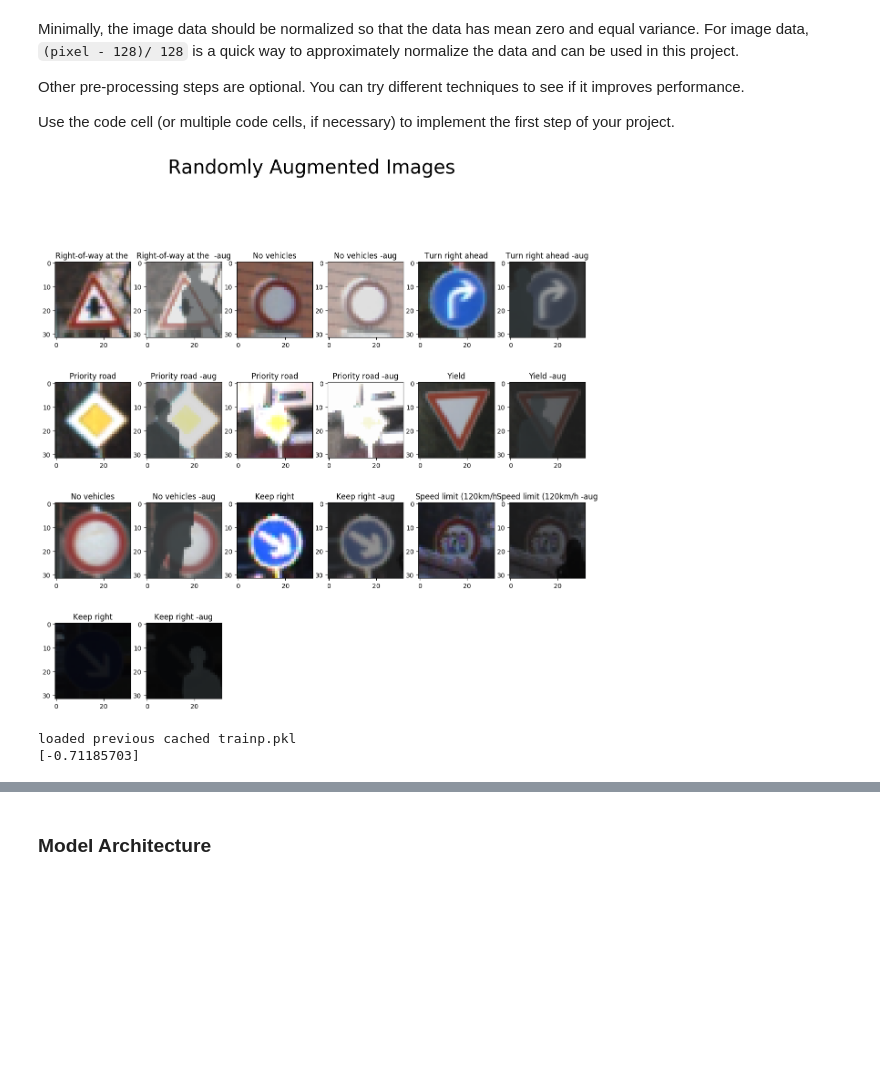
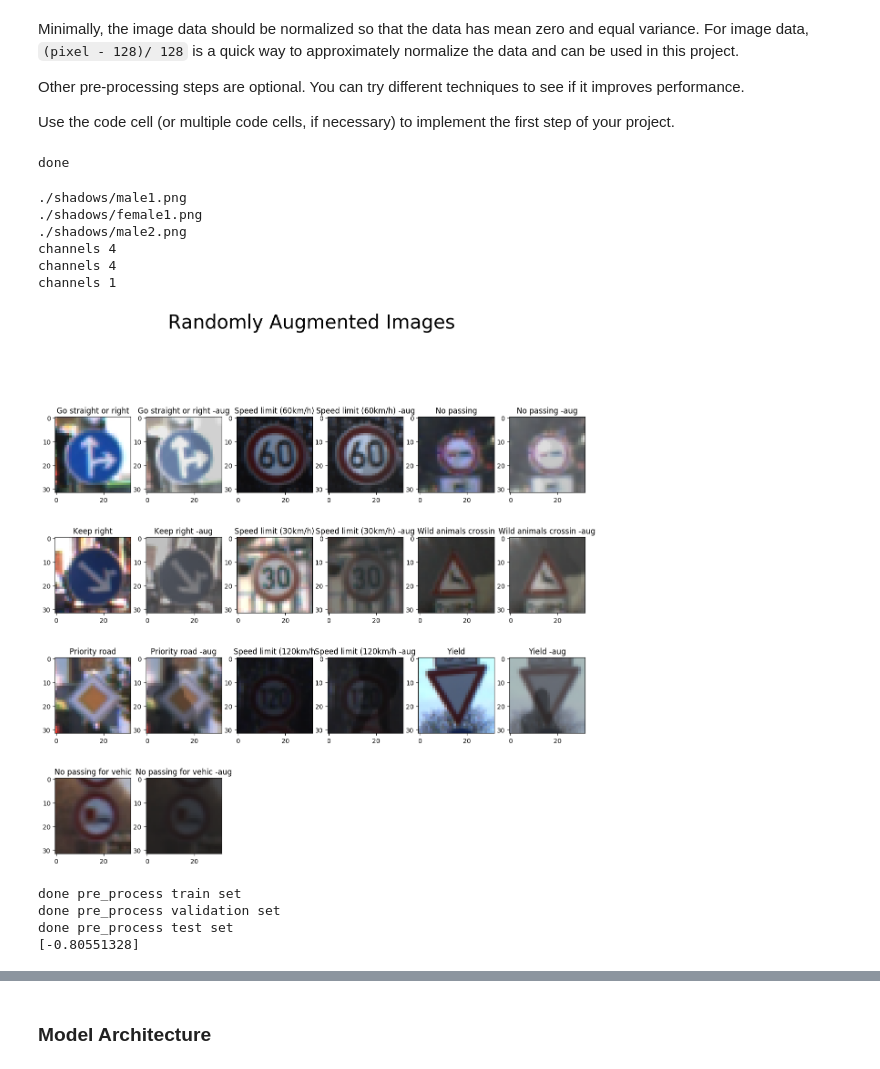
Before and after one commit to tawnkramer/CarND-Traffic-Sign-Classifier-Project, a Jupyter notebook: Traffic_Sign_Classifier.ipynb, the cells around one changed output, grey strips where cells are left out. Drawn from its saved outputs; the diff is of its cells as text; code cells hidden in the pictures; blank space fills up the shorter version.

```diff
--- a/Traffic_Sign_Classifier.ipynb
+++ b/Traffic_Sign_Classifier.ipynb
@@ -220,6 +224,8 @@ Use the code cell (or multiple code cells, if necessary) to implement the first
 # %%
 from PIL import Image
 from PIL import ImageEnhance
+from skimage.transform import rotate
+from skimage.transform import warp
 import numpy as np
 import glob
 
@@ -237,50 +243,80 @@ def augment_image(img, shadow_images=None):
     try:
         if shadow_images is not None:
             iShad = random.randrange(0, len(shadow_images))
-            shadow = shadow_images[iShad].rotate(random.randrange(-15, 15))
-            shadow.thumbnail((64, 64))
-            r, g, b, a = shadow.split()
-            top = Image.merge("RGB", (r, g, b))
-            mask = Image.merge("L", (a,))
-            mask = ImageEnhance.Brightness(mask).enhance(random.uniform(0.5, 1.0))
+            #shadow = shadow_images[iShad].rotate(random.randrange(-15, 15))
+            #shadow.thumbnail((64, 64))
+            #r, g, b, a = shadow.split()
+            #top = Image.merge("RGB", (r, g, b))
+            #mask = Image.merge("L", (a,))
+            top, mask = shadow_images[iShad]
+            mask = ImageEnhance.Brightness(mask).enhance(random.uniform(0.1, 0.5))
             offset = (random.randrange(-16, 16), random.randrange(-16, 16))
             img.paste(top, offset, mask)
     except:
         #print('failed shadow composite')
         #why does this sometimes fail, but mostly work?
         pass
-    return np.asarray(img)
+    img_arr = np.asarray(img)
+    #rotate image
+    max_rot = 10.0
+    factor = random.uniform(-max_rot, max_rot)
+    img_arr = rotate(img_arr, factor, mode = 'edge')
+    return img_arr
 
-def load_images(mask):
+def load_shadow_images(mask):
     filenames = glob.glob(mask)
     imgs = []
     for fn in filenames:
+        print(fn)
         imgs.append(Image.open(fn))
-    return imgs
+    shadows = []
+    for i in range(len(imgs)):
+        shadow = imgs[i]
+        shadow.thumbnail((64, 64))
+        #r, g, b, a = shadow.split()
+        channels = shadow.split()
+        print('channels', len(channels))
+        if len(channels) != 4:
+            continue
+        r, g, b, a = channels
+        top = Image.merge("RGB", (r, g, b))
+        mask = Image.merge("L", (a,))
+        shadows.append([top, mask])
+    return shadows
+
+print('done')
+# %% [output]
+done
 # %%
 plt.rcdefaults()
 fig = plt.figure(figsize=(15,20))
 fig.suptitle("Randomly Augmented Images", fontsize=30)
 
-shadow_images = load_images('./shadows/*.png')
+shadow_images = load_shadow_images('./shadows/*.png')
 
 #sample N random images from data set
 for n in range(0, 10):
     i = int(random.random() * n_train)
     img = X_train[i]
     plt.subplot(6,6, n * 2 + 1) # sets the number of images to show on each row and column
     plt.title(sig_dict[y_train[i]][:20])
     plt.imshow(img)
 
     img = augment_image(img, shadow_images)
     plt.subplot(6,6, n * 2 + 2) # sets the number of images to show on each row and column
     plt.title(sig_dict[y_train[i]][:20] + " -aug")
     plt.imshow(img)
 
 
 plt.show()
 # %% [output]
+./shadows/male1.png
+./shadows/female1.png
+./shadows/male2.png
+channels 4
+channels 4
+channels 1
-[figure, old version]
+[figure, new version]
 # %%
 ### Preprocess the data here. It is required to normalize the data. Other preprocessing steps could include
 ### converting to grayscale, etc.
@@ -319,7 +355,8 @@ def async_aug(iNewData, origImg, shadows):
     return iNewData, resultImage
 
 def pre_process_aug(data_set, num_ch, label_set):
-    shadow_images = load_images('./shadows/*.png')
+    #we can load images, but the compositing is pretty slow.
+    shadow_images = load_shadow_images('./shadows/*.png')
 
     #double the count of images.
     new_shape = ( data_set.shape[0] * 2, data_set.shape[1], data_set.shape[2], data_set.shape[3])
@@ -364,6 +401,7 @@ def save_pickle(data, filename):
     pickle.dump(data, outfile)
     outfile.close()
 
+'''
 trainP_filename = 'trainp.pkl'
 
 #see if we have a saved version of the pre-processed data?
@@ -374,15 +412,22 @@ try:
 except:
     X_trainP, y_trainP = pre_process_aug(X_train, num_channels, y_train)
     save_pickle([X_trainP, y_trainP], trainP_filename)
+'''
+
+X_trainP, y_trainP = pre_process(X_train, num_channels, y_train)
+print('done pre_process train set')
 
 #we will not augment validation and test
 X_validP, y_validP = pre_process(X_valid, num_channels, y_valid)
+print('done pre_process validation set')
 X_testP, y_testP = pre_process(X_test, num_channels, y_test)
-
+print('done pre_process test set')
 print(X_trainP[1][1][1])
 # %% [output]
-loaded previous cached trainp.pkl
-[-0.71185703]
+done pre_process train set
+done pre_process validation set
+done pre_process test set
+[-0.80551328]
 # %%
 #display a random image. make sure the greyscale and normalize went well
 import random
```
Also changed, not shown: parts of 12 cells of this notebook, 5 other files.
